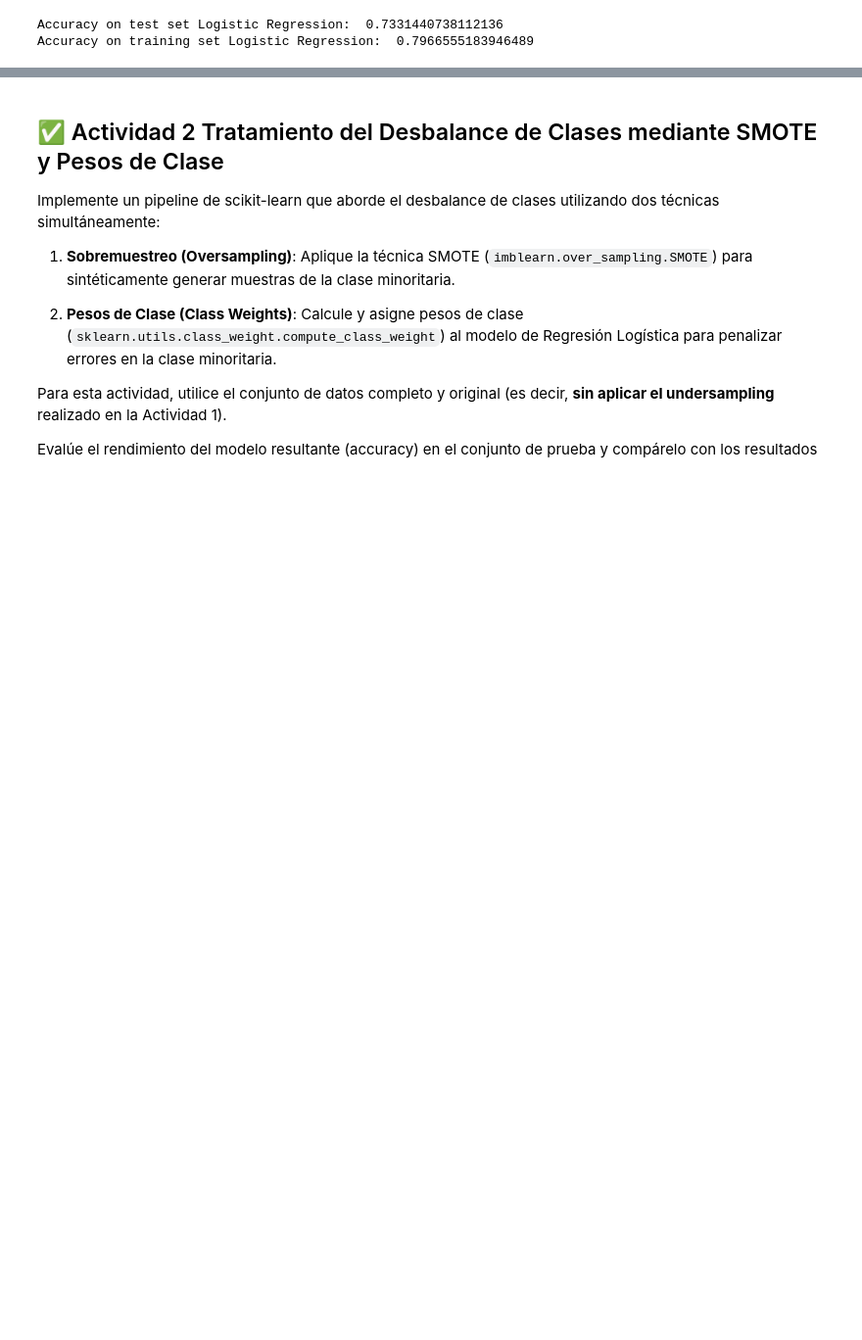
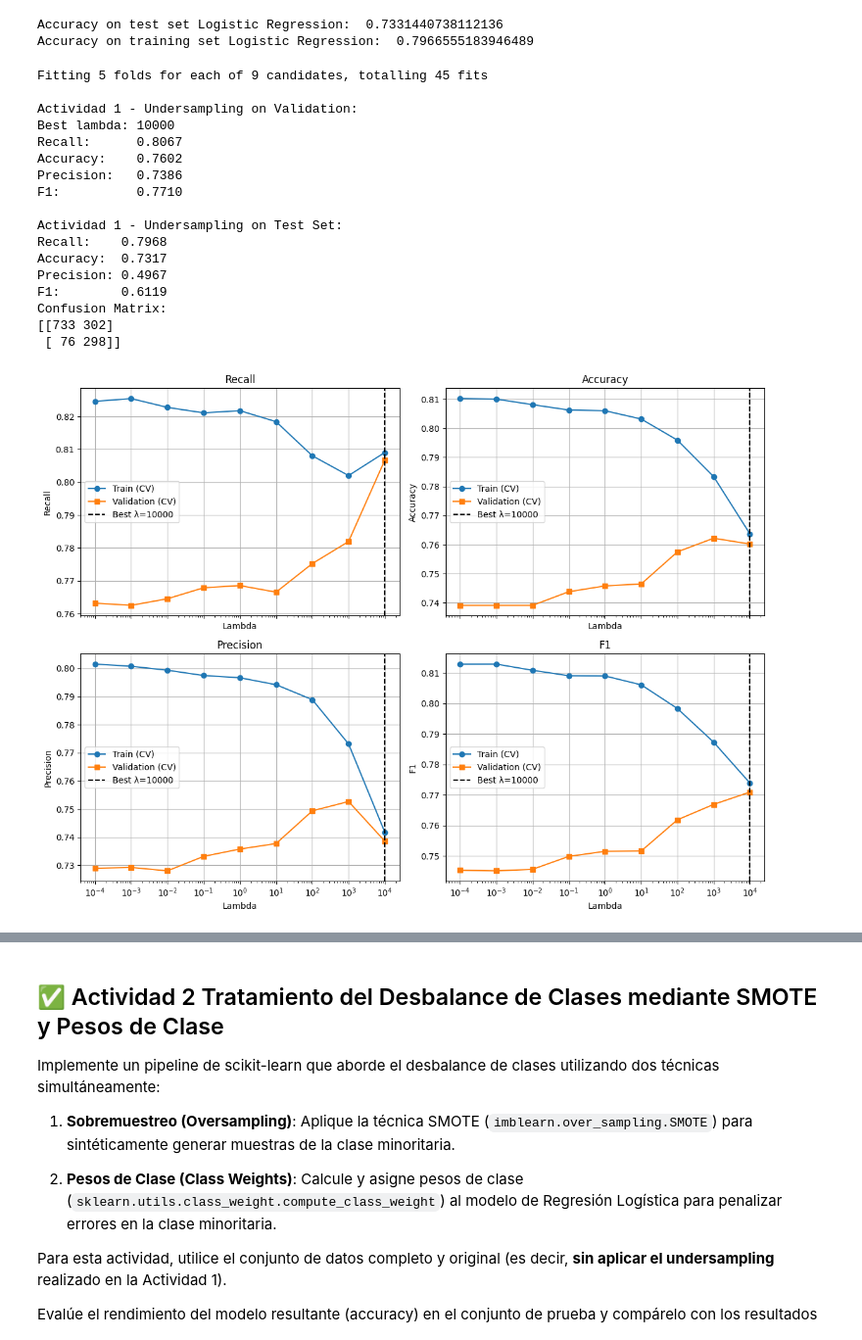
Before and after one commit to NicoCarrion02/machine-learning-1139, a Jupyter notebook: lab2_classification_logistic/Planteamiento_Clasificación_Churn_Telecomunicaciones_Logistic_Regression.ipynb, the cells around one changed output, grey strips where cells are left out. Shown at 98% size. Saved outputs shown, nothing was run; the diff lists cells and outputs as text; code cells hidden in the pictures; blank space fills up the shorter version.

```diff
--- a/lab2_classification_logistic/Planteamiento_Clasificación_Churn_Telecomunicaciones_Logistic_Regression.ipynb
+++ b/lab2_classification_logistic/Planteamiento_Clasificación_Churn_Telecomunicaciones_Logistic_Regression.ipynb
@@ -361,0 +444,48 @@ Accuracy on training set Logistic Regression:  0.7966555183946489
+# %%
+lambda_values = np.array([1e-4, 1e-3, 1e-2, 0.1, 1, 10, 100, 1e3, 1e4])
+
+model_logreg_cv = Pipeline([
+    ('polynomial_features', PolynomialFeatures(degree=2)),
+    ('scaler', StandardScaler()),
+    ('logistic_regression', LogisticRegression(max_iter=20000, penalty='l2'))
+])
+
+param_grid = {
+    'logistic_regression__C': 1 / lambda_values
+}
+
+best_model_a1, cv_results_a1, metrics_dict_a1 = grid_search_evaluate(
+    model=model_logreg_cv,
+    param_grid=param_grid,
+    X_train=X_train_undersampled,
+    y_train=y_train_undersampled,
+    X_test=X_test,
+    y_test=y_test,
+    name="Actividad 1 - Undersampling",
+    cv=5,
+    refit='recall'
+)
+
+results = {}
+results['Actividad 1 - Undersampling'] = metrics_dict_a1
+
+plot_cv_results(cv_results_a1)
+# %% [output]
+Fitting 5 folds for each of 9 candidates, totalling 45 fits
+
+Actividad 1 - Undersampling on Validation:
+Best lambda: 10000
+Recall:      0.8067
+Accuracy:    0.7602
+Precision:   0.7386
+F1:          0.7710
+
+Actividad 1 - Undersampling on Test Set:
+Recall:    0.7968
+Accuracy:  0.7317
+Precision: 0.4967
+F1:        0.6119
+Confusion Matrix:
+[[733 302]
+ [ 76 298]]
+[figure, added]
```
Also changed, not shown: parts of 14 cells of this notebook.
